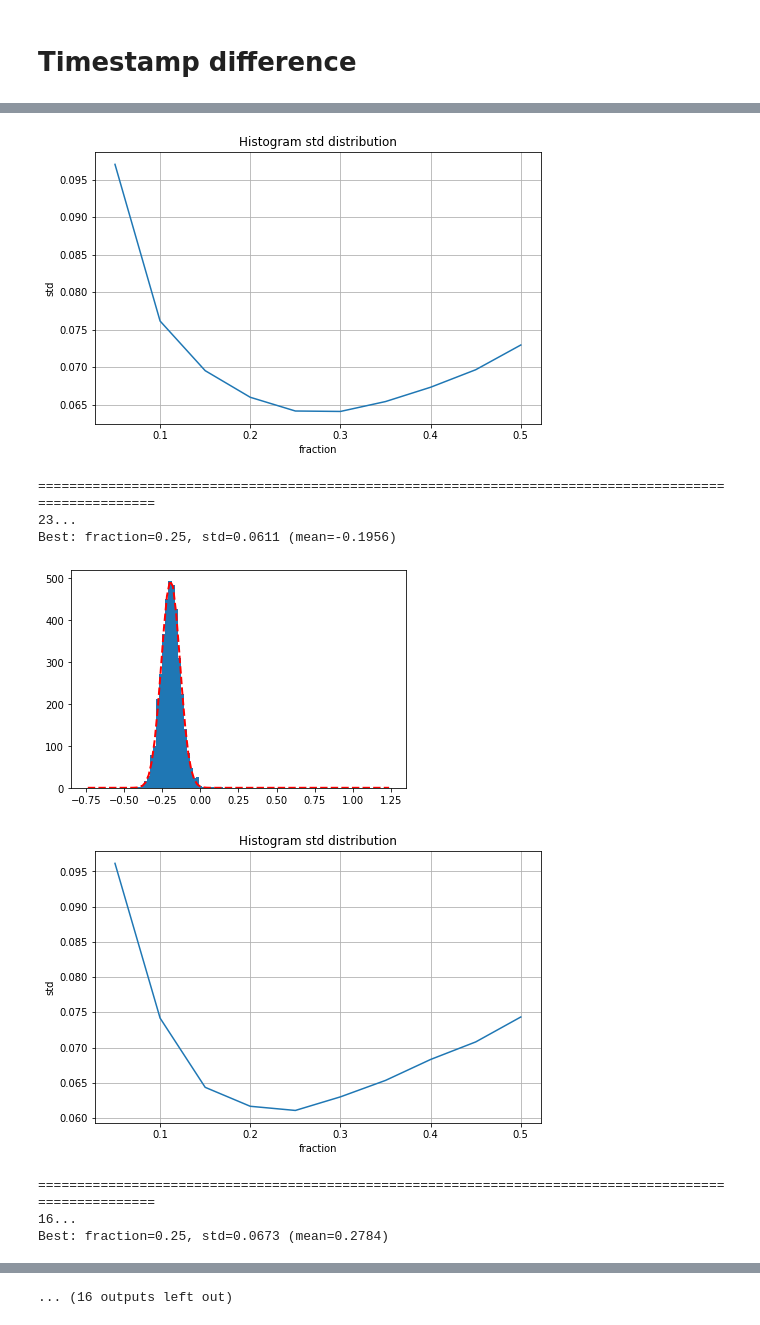
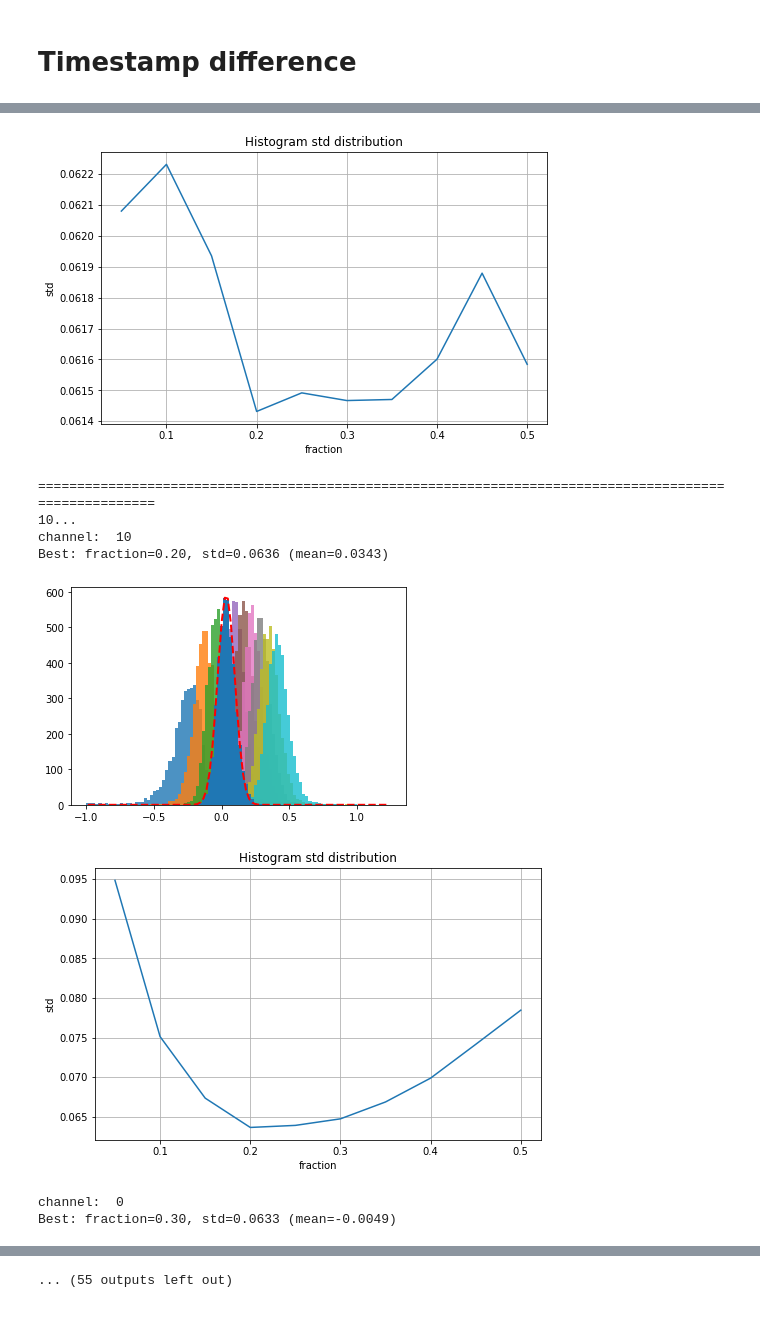
Before and after one commit to MatiXOfficial/pps-diamond-time-measurement, a Jupyter notebook: notebooks/cfd_tests_many_channels.ipynb, the cells around one changed output, grey strips where cells are left out. Drawn from its saved outputs; the diff is of its cells as text; code cells hidden in the pictures.

```diff
--- a/notebooks/cfd_tests_many_channels.ipynb
+++ b/notebooks/cfd_tests_many_channels.ipynb
@@ -28,33 +28,36 @@ best_fractions = {}
 
 for channel, events in all_events.items():
     print(f'{channel}...')
-    cfd = CFD()
-    means = []
-    stds = []
+    cfd = [CFD(),CFD()]
 
-    for frac in X_RANGE:
-        cfd.fraction = frac
-        mean, std = find_diff_hist_stats(cfd, events, show=False, hist_range=(-0.75, 1.25), hist_alpha=0.8, hist_label=f'{frac:0.2f}', plot_gauss=False)
-        # print(f'fraction={frac:0.2f}, std={std:0.4f}')
-        means.append(mean)
-        stds.append(std)
-        plt.close()
+    cfd[0].fraction = 0.2
+    for y, c in reversed(list(enumerate([0, channel]))):
+        stds = []
+        means = []
+        print("channel: ",c)
+        for frac in X_RANGE:
+            cfd[y].fraction = frac
+            mean, std = find_diff_hist_stats(cfd, events, show=False, hist_range=(-1., 1.25), hist_alpha=0.8, hist_label=f'{frac:0.2f}', plot_gauss=False)
+            # print(f'fraction={frac:0.2f}, std={std:0.4f}')
+            means.append(mean)
+            stds.append(std)
+            #plt.close()
 
-    stds = np.array(stds)
-    best_idx = np.argmin(stds)
-    print(f'Best: fraction={X_RANGE[best_idx]:0.2f}, std={stds[best_idx]:0.4f} (mean={means[best_idx]:0.4f})')
-    best_fractions[channel] = X_RANGE[best_idx]
+        stds = np.array(stds)
+        best_idx = np.argmin(stds)
+        print(f'Best: fraction={X_RANGE[best_idx]:0.2f}, std={stds[best_idx]:0.4f} (mean={means[best_idx]:0.4f})')
+        best_fractions[channel] = X_RANGE[best_idx]
 
-    cfd.fraction = best_fractions[channel]
-    find_diff_hist_stats(cfd, events, show=True, hist_range=(-0.75, 1.25), hist_label=f'{frac:0.2f}', plot_gauss=True)
+        cfd[y].fraction = best_fractions[channel]
+        find_diff_hist_stats(cfd, events, show=True, hist_range=(-1., 1.25), hist_label=f'{frac:0.2f}', plot_gauss=True)
 
-    plt.figure(figsize=(8, 5))
-    plt.plot(X_RANGE, stds)
-    plt.title('Histogram std distribution')
-    plt.xlabel('fraction')
-    plt.ylabel('std')
-    plt.grid()
-    plt.show()
+        plt.figure(figsize=(8, 5))
+        plt.plot(X_RANGE, stds)
+        plt.title('Histogram std distribution')
+        plt.xlabel('fraction')
+        plt.ylabel('std')
+        plt.grid()
+        plt.show()
 
     print('=======================================================================================================')
 # %% [output]
@@ -69,9 +73,9 @@ Best: fraction=0.30, std=0.0641 (mean=0.1983)
-[figure, old version]
+[figure, new version]
 =======================================================================================================
-23...
-Best: fraction=0.25, std=0.0611 (mean=-0.1956)
+10...
+channel:  10
+Best: fraction=0.20, std=0.0636 (mean=0.0343)
-[figure, old version]
+[figure, new version]
-[figure, old version]
+[figure, new version]
-=======================================================================================================
-16...
-Best: fraction=0.25, std=0.0673 (mean=0.2784)
+channel:  0
+Best: fraction=0.30, std=0.0633 (mean=-0.0049)
@@ -80 +84 @@ Best: fraction=0.25, std=0.0673 (mean=0.2784)
-... (16 outputs left out)
+... (55 outputs left out)
```
Also changed, not shown: parts of 1 cell of this notebook, 4 other files.
